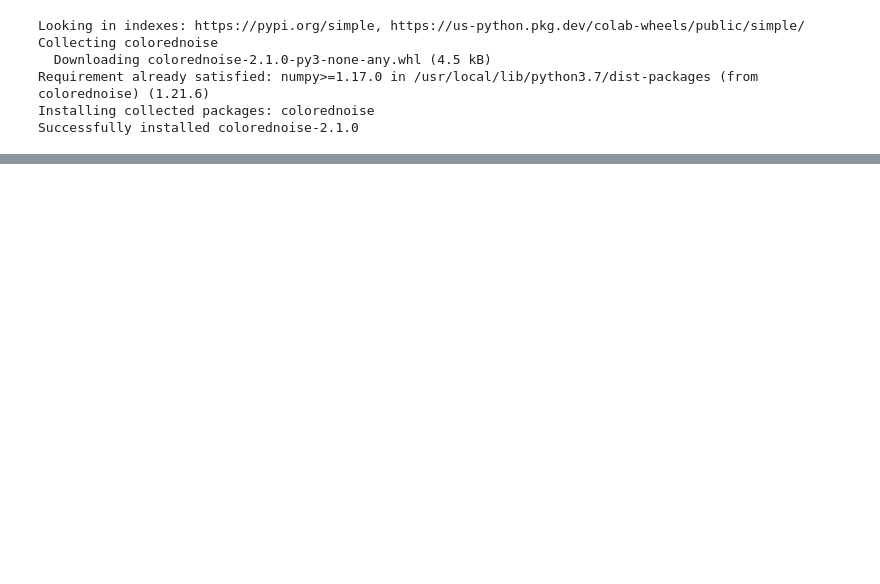
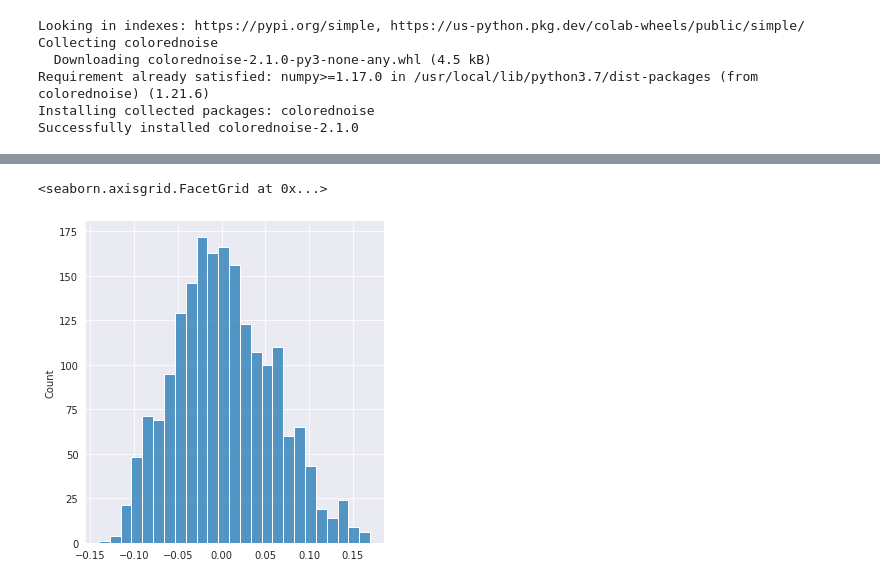
Before and after one commit to barauna-lo/Colored_Noise, a Jupyter notebook: CervejaGratis.ipynb, the cells around one changed output, grey strips where cells are left out. Saved outputs shown, nothing was run; the diff lists cells and outputs as text; code cells hidden in the pictures; blank space fills up the shorter version.

```diff
--- a/CervejaGratis.ipynb
+++ b/CervejaGratis.ipynb
@@ -307,0 +354,5 @@ tensor([-2.0537, -2.0004, -2.0341, -2.0764, -1.8723, -1.9889, -1.9532, -1.9454,
+# %%
+sns.displot(beta_test)
+# %% [output]
+<seaborn.axisgrid.FacetGrid at 0x...>
+[figure, added]
```
Also changed, not shown: parts of 13 cells of this notebook.
